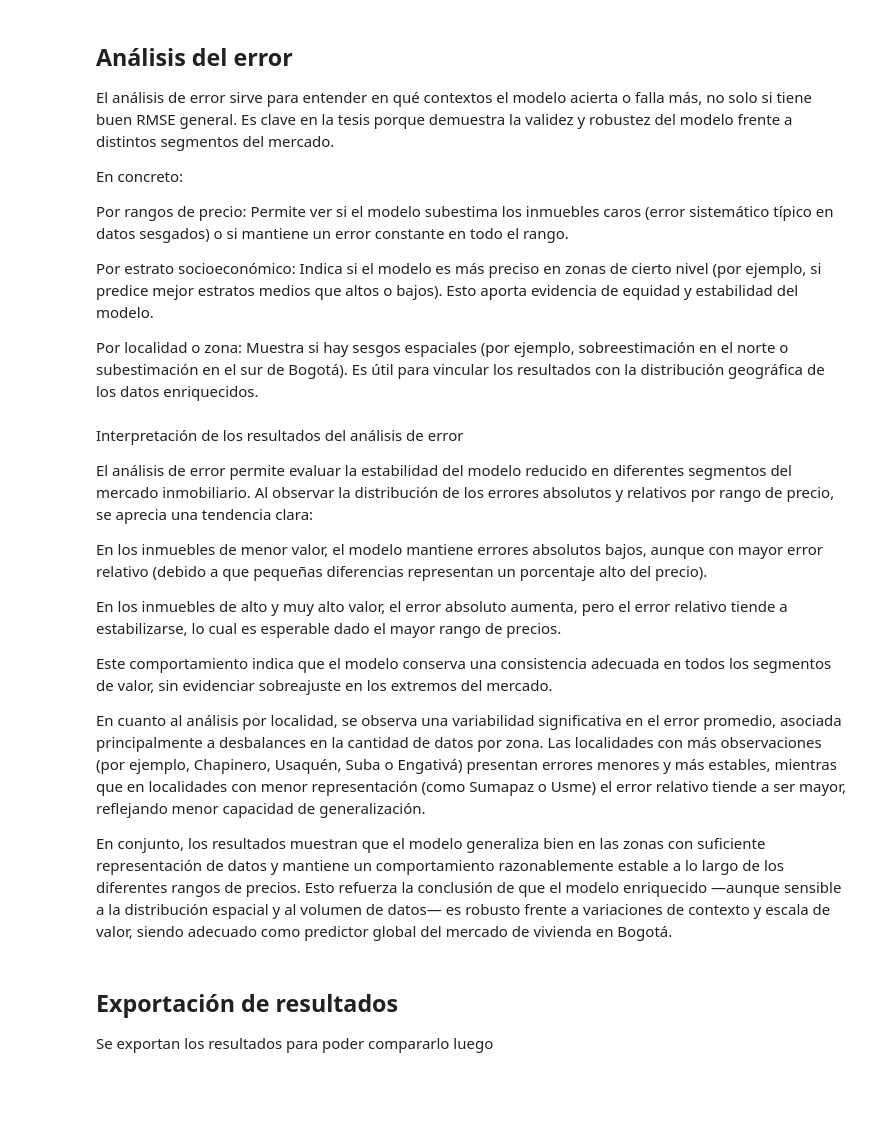
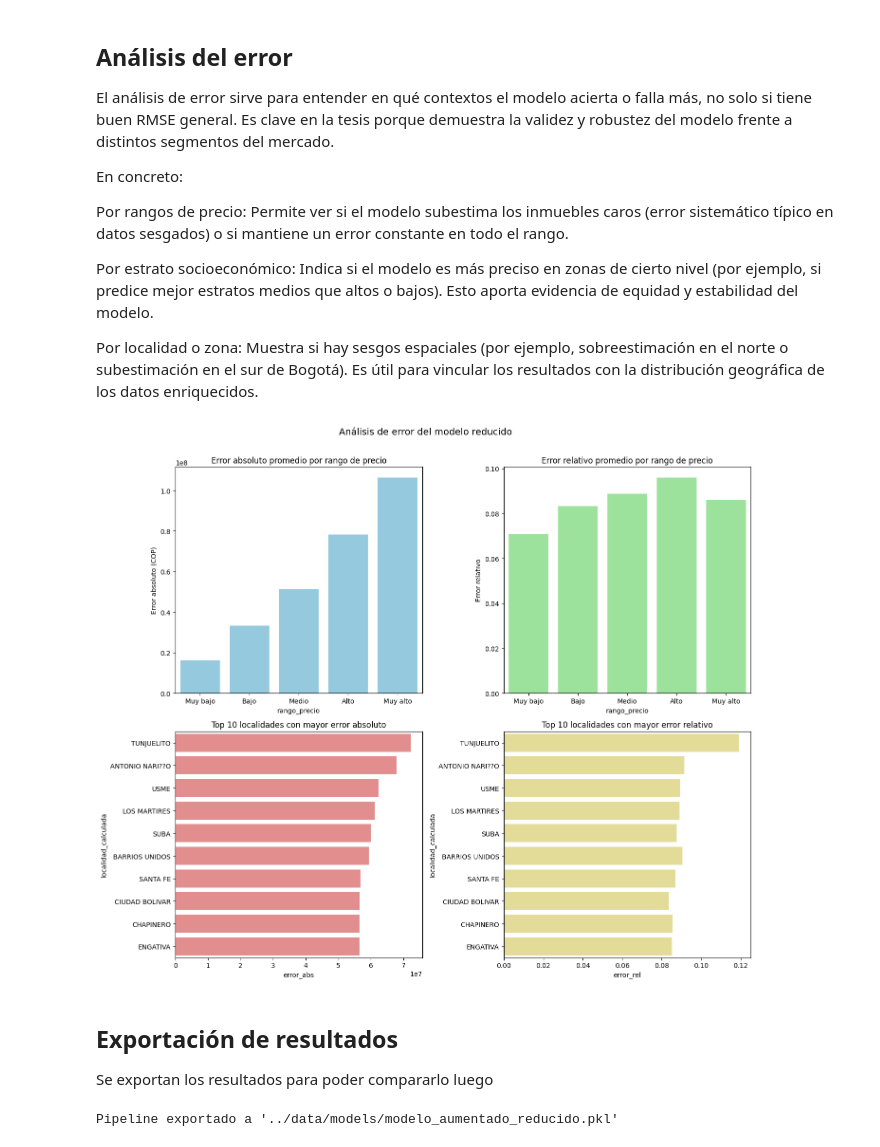
Before and after one commit to thordickinson/maestria-ia, a Jupyter notebook: analisis/notebooks/3.2.0_1.modelo_datos_aumentados.ipynb, the cells around one changed output. Cells and saved outputs as stored; diff of their text form; code cells hidden in the pictures; blank space fills up the shorter version.

Commit message:
feat: correcciones en datos

```diff
--- a/analisis/notebooks/3.2.0_1.modelo_datos_aumentados.ipynb
+++ b/analisis/notebooks/3.2.0_1.modelo_datos_aumentados.ipynb
@@ -1072,7 +1086,7 @@ import seaborn as sns
 import numpy as np
 
 # 1) Predicciones en escala original
-y_pred_log = pipeline_red.predict(X_red)
+y_pred_log = pipeline_opt.predict(X)
 y_pred = np.expm1(y_pred_log)
 y_real = np.expm1(y)
 
@@ -1094,52 +1108,40 @@ if "estrato" in df_eval.columns:
 # 4) Análisis por localidad (si existe)
 error_localidad = None
 if "localidad_calculada" in df_eval.columns:
     error_localidad = df_eval.groupby("localidad_calculada")[["error_abs", "error_rel"]].mean().reset_index()
 
 # 5) Gráficos
-fig, axes = plt.subplots(3, 2, figsize=(14, 12))
+fig, axes = plt.subplots(2, 2, figsize=(14, 12))
 plt.suptitle("Análisis de error del modelo reducido", fontsize=14)
 
 # Error por rango de precio
 sns.barplot(data=error_precio, x="rango_precio", y="error_abs", ax=axes[0,0], color="skyblue")
 axes[0,0].set_title("Error absoluto promedio por rango de precio")
 axes[0,0].set_ylabel("Error absoluto (COP)")
 
 sns.barplot(data=error_precio, x="rango_precio", y="error_rel", ax=axes[0,1], color="lightgreen")
 axes[0,1].set_title("Error relativo promedio por rango de precio")
 axes[0,1].set_ylabel("Error relativo")
 
 # Error por estrato
 if error_estrato is not None:
     sns.barplot(data=error_estrato, x="estrato", y="error_abs", ax=axes[1,0], color="salmon")
     axes[1,0].set_title("Error absoluto promedio por estrato")
     sns.barplot(data=error_estrato, x="estrato", y="error_rel", ax=axes[1,1], color="orange")
     axes[1,1].set_title("Error relativo promedio por estrato")
 
 # Error por localidad
 if error_localidad is not None:
     top_localidades = error_localidad.sort_values("error_abs", ascending=False).head(10)
-    sns.barplot(data=top_localidades, y="localidad_calculada", x="error_abs", ax=axes[2,0], color="lightcoral")
-    axes[2,0].set_title("Top 10 localidades con mayor error absoluto")
-    sns.barplot(data=top_localidades, y="localidad_calculada", x="error_rel", ax=axes[2,1], color="khaki")
-    axes[2,1].set_title("Top 10 localidades con mayor error relativo")
+    sns.barplot(data=top_localidades, y="localidad_calculada", x="error_abs", ax=axes[1,0], color="lightcoral")
+    axes[1,0].set_title("Top 10 localidades con mayor error absoluto")
+    sns.barplot(data=top_localidades, y="localidad_calculada", x="error_rel", ax=axes[1,1], color="khaki")
+    axes[1,1].set_title("Top 10 localidades con mayor error relativo")
 
 plt.tight_layout(rect=[0, 0, 1, 0.97])
 plt.show()
+# %% [output]
+[figure, added]
-# %% [markdown]
-Interpretación de los resultados del análisis de error
-
-El análisis de error permite evaluar la estabilidad del modelo reducido en diferentes segmentos del mercado inmobiliario. Al observar la distribución de los errores absolutos y relativos por rango de precio, se aprecia una tendencia clara:
-
-En los inmuebles de menor valor, el modelo mantiene errores absolutos bajos, aunque con mayor error relativo (debido a que pequeñas diferencias representan un porcentaje alto del precio).
-
-En los inmuebles de alto y muy alto valor, el error absoluto aumenta, pero el error relativo tiende a estabilizarse, lo cual es esperable dado el mayor rango de precios.
-
-Este comportamiento indica que el modelo conserva una consistencia adecuada en todos los segmentos de valor, sin evidenciar sobreajuste en los extremos del mercado.
-
-En cuanto al análisis por localidad, se observa una variabilidad significativa en el error promedio, asociada principalmente a desbalances en la cantidad de datos por zona. Las localidades con más observaciones (por ejemplo, Chapinero, Usaquén, Suba o Engativá) presentan errores menores y más estables, mientras que en localidades con menor representación (como Sumapaz o Usme) el error relativo tiende a ser mayor, reflejando menor capacidad de generalización.
-
-En conjunto, los resultados muestran que el modelo generaliza bien en las zonas con suficiente representación de datos y mantiene un comportamiento razonablemente estable a lo largo de los diferentes rangos de precios. Esto refuerza la conclusión de que el modelo enriquecido —aunque sensible a la distribución espacial y al volumen de datos— es robusto frente a variaciones de contexto y escala de valor, siendo adecuado como predictor global del mercado de vivienda en Bogotá.
 # %% [markdown]
 ## Exportación de resultados
 
@@ -1178,4 +1161,6 @@ def export_model(model, file_name: Path):
         }, f)
     print(f"Pipeline exportado a '{file_path}'")
 # %%
-export_model(pipeline_red, "modelo_aumentado_reducido")
+export_model(pipeline_opt, "modelo_aumentado_reducido")
+# %% [output]
+Pipeline exportado a '../data/models/modelo_aumentado_reducido.pkl'
```
Also changed, not shown: parts of 28 cells of this notebook, 8 other files.
